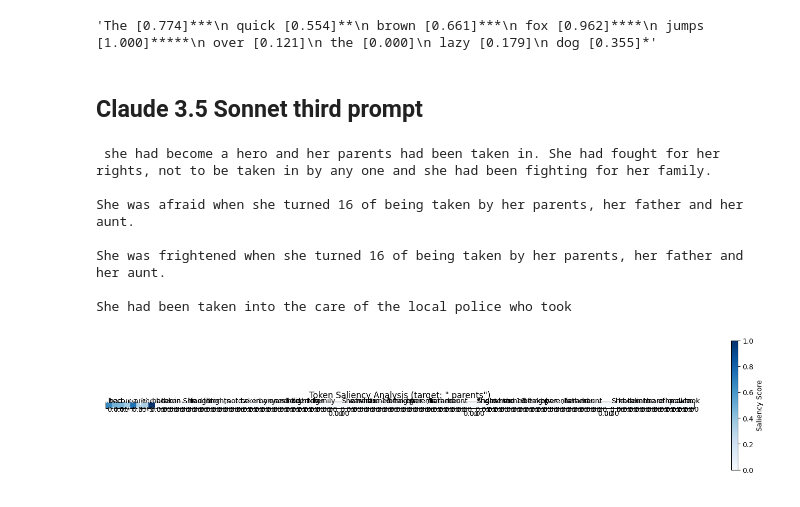
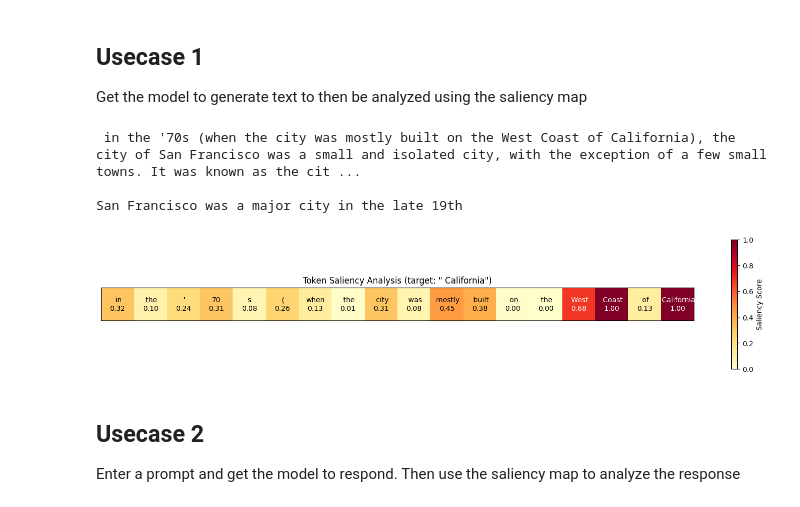
Before and after one commit to erikrosen01/LLM-saliency-map, a Jupyter notebook: LLM_saliency_map.ipynb, the cells around one changed output. Cells and saved outputs as stored; diff of their text form; code cells hidden in the pictures.

```diff
--- a/LLM_saliency_map.ipynb
+++ b/LLM_saliency_map.ipynb
@@ -519,7 +172,0 @@ class SaliencyAnalyzer:
-# %%
-vizualizer = SaliencyAnalyzer()
-vizualizer.visualize_saliency("The quick brown fox jumps over the lazy dog", " dog")
-# %% [output]
-'The [0.774]***\n quick [0.554]**\n brown [0.661]***\n fox [0.962]****\n jumps [1.000]*****\n over [0.121]\n the [0.000]\n lazy [0.179]\n dog [0.355]*'
-# %% [markdown]
-## Claude 3.5 Sonnet third prompt
@@ -680,25 +173,26 @@ class InteractiveSaliencyAnalyzer:
+# %% [markdown]
+## Usecase 1
+Get the model to generate text to then be analyzed using the saliency map
 # %%
-analyzer = InteractiveSaliencyAnalyzer()
-
 # Generate text
 text = analyzer.generate_response("Once upon a time")
 
 print(text)
 # %% [output]
- she had become a hero and her parents had been taken in. She had fought for her rights, not to be taken in by any one and she had been fighting for her family.
+ in the '70s (when the city was mostly built on the West Coast of California), the city of San Francisco was a small and isolated city, with the exception of a few small towns. It was known as the cit ...
 
-She was afraid when she turned 16 of being taken by her parents, her father and her aunt.
-
-She was frightened when she turned 16 of being taken by her parents, her father and her aunt.
-
-She had been taken into the care of the local police who took
+San Francisco was a major city in the late 19th
 # %%
 # Create visualization
 
-analyzer.visualize_saliency(text, " parents", figsize=(15, 3), cmap='Blues')
+analyzer.visualize_saliency(text, " California", figsize=(15, 3))
 plt.show()
 # %% [output]
-[figure, old version]
+[figure, new version]
+# %% [markdown]
+## Usecase 2
+Enter a prompt and get the model to respond.
+Then use the saliency map to analyze the response
 # %%
 analyzer = InteractiveSaliencyAnalyzer()
 analyzer.interactive_session()
```
Also changed, not shown: parts of 18 cells of this notebook.
